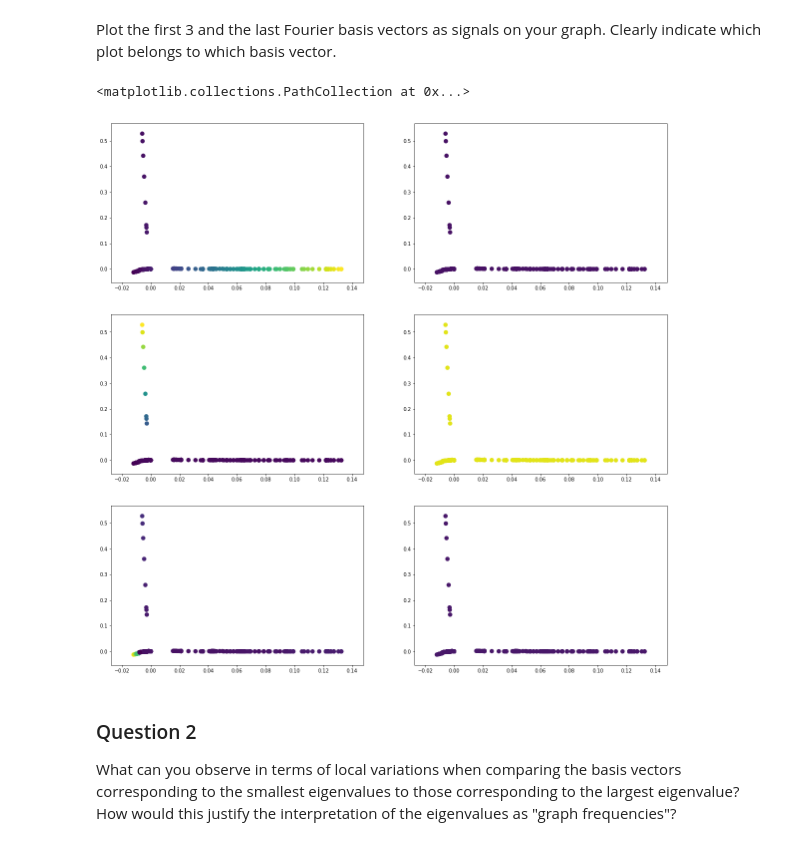
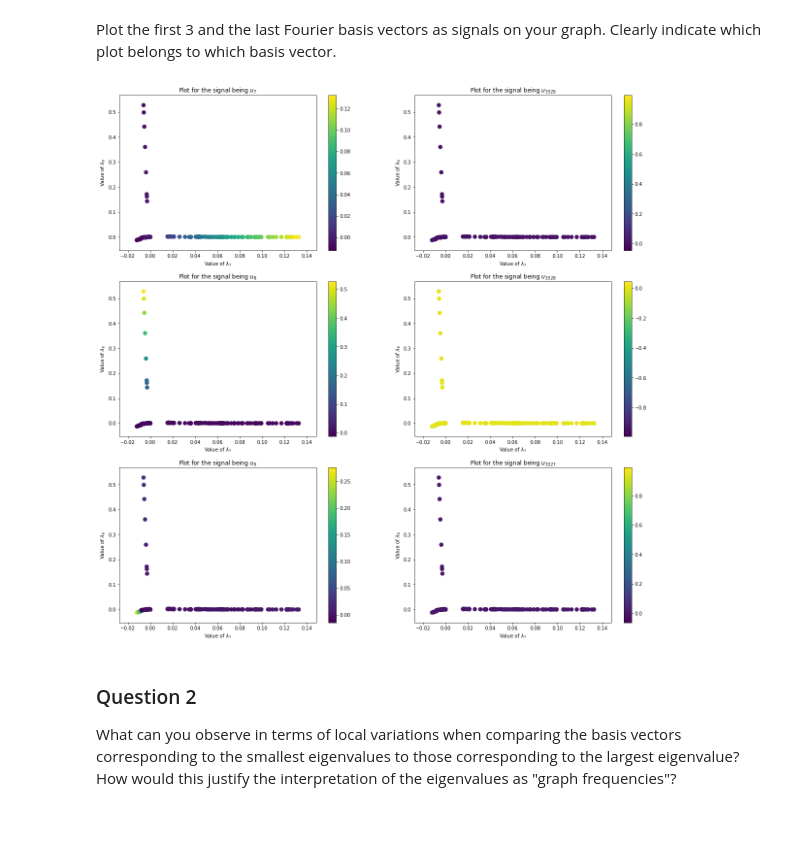
Before and after one commit to Adirlou/ntds_2018, a Jupyter notebook: 4_graph_signal_processing.ipynb, the cells around one changed output. Saved outputs shown, nothing was run; the diff lists cells and outputs as text; code cells hidden in the pictures.

```diff
--- a/4_graph_signal_processing.ipynb
+++ b/4_graph_signal_processing.ipynb
@@ -104,31 +105,36 @@ Compute the Fourier basis vectors and the Laplacian eigenvalues. Make sure to or
 e, U =  scipy.linalg.eigh(laplacian.toarray())
 # %% [markdown]
 Plot the first 3 and the last Fourier basis vectors as signals on your graph. Clearly indicate which plot belongs to which basis vector.
-# %%
-lambda_1_ind = 7
-coords = U[:, lambda_1_ind:lambda_1_ind+2]  # Laplacian eigenmaps.
-
-plt.figure(figsize=(20, 20))
-plt.subplot(321)
-nx.draw_networkx_nodes(graph, coords, node_size=60, node_color=U[:, lambda_1_ind])
-
-plt.subplot(323)
-nx.draw_networkx_nodes(graph, coords, node_size=60, node_color=U[:, lambda_1_ind+1])
-
-plt.subplot(325)
-nx.draw_networkx_nodes(graph, coords, node_size=60, node_color=U[:, lambda_1_ind+2])
-
-plt.subplot(322)
-nx.draw_networkx_nodes(graph, coords, node_size=60, node_color=U[:, n_nodes-1])
-
-plt.subplot(324)
-nx.draw_networkx_nodes(graph, coords, node_size=60, node_color=U[:, n_nodes-2])
-
-plt.subplot(326)
-nx.draw_networkx_nodes(graph, coords, node_size=60, node_color=U[:, n_nodes-3])
-# %% [output]
-<matplotlib.collections.PathCollection at 0x...>
-[figure, removed]
+# %%
+# Indice of the first non-zero eigenvalue
+lambda_1_ind = 7
+
+# Laplacian eigenmaps
+coords = U[:, lambda_1_ind:lambda_1_ind+2]
+
+def plot_signal(signal):
+    nodes = nx.draw_networkx_nodes(graph, coords, node_size=60, node_color=signal)
+    plt.xlabel('Value of $\lambda_7$')
+    plt.ylabel('Value of $\lambda_8$')
+    plt.colorbar(nodes)
+# %%
+plt.figure(figsize=(20, 20))
+
+# Plot the first 3 Fourier basis vectors
+for i in range(3):
+    plt.subplot(321 + 2*i)
+    plot_signal(U[:, lambda_1_ind + i])
+    plt.title('Plot for the signal being $u_{'+ str(lambda_1_ind + i)+'}$')
+
+    # Plot the last 3 Fourier basis vectors
+for i in range(3):
+    plt.subplot(322 + 2*i)
+    plot_signal(U[:, n_nodes - (i + 1)])
+    plt.title('Plot for the signal being $u_{'+ str(n_nodes - (i + 1))+'}$')
+
+plt.show()
+# %% [output]
+[figure, added]
 # %% [markdown]
 ### Question 2
 
```
Also changed, not shown: parts of 12 cells of this notebook.
